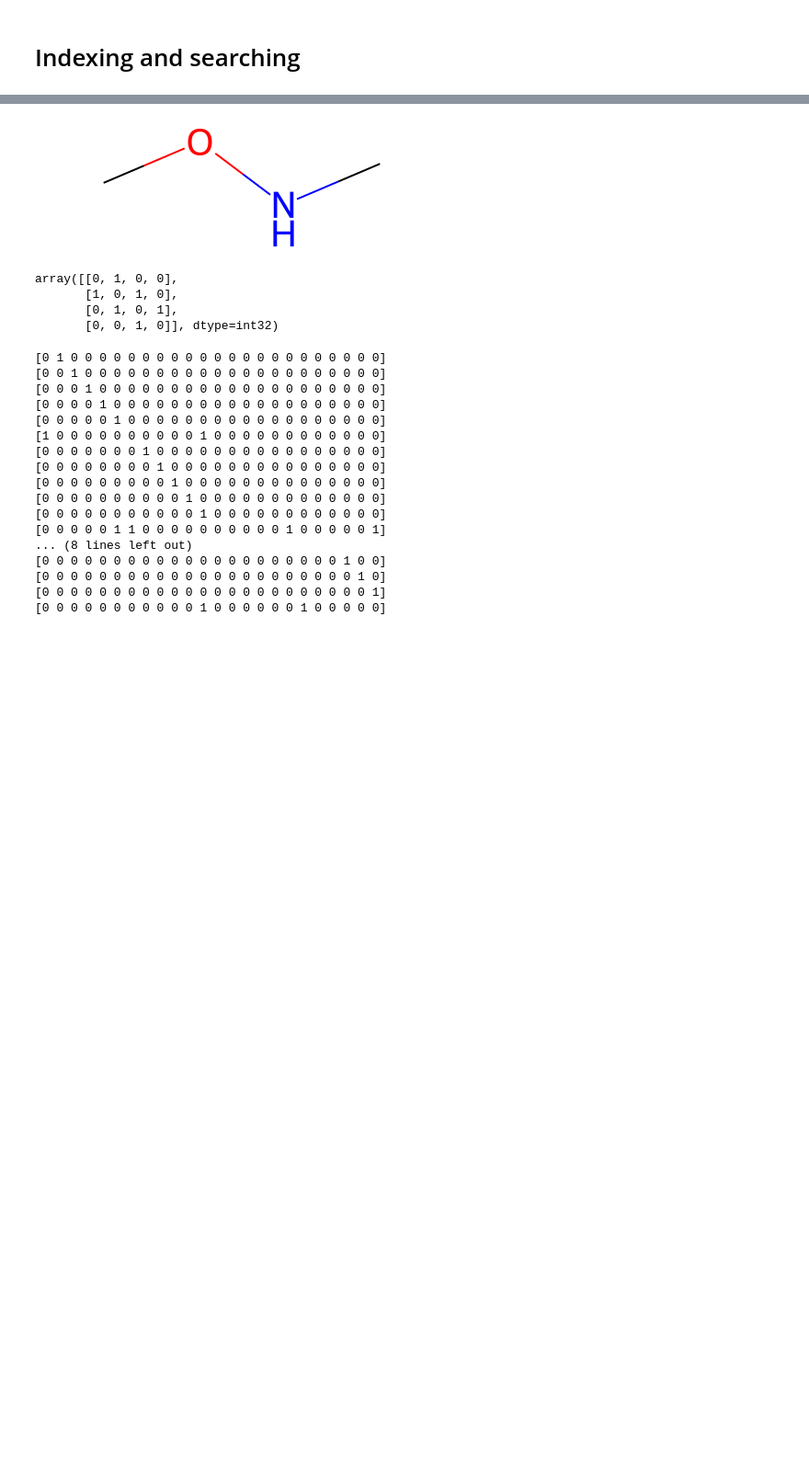
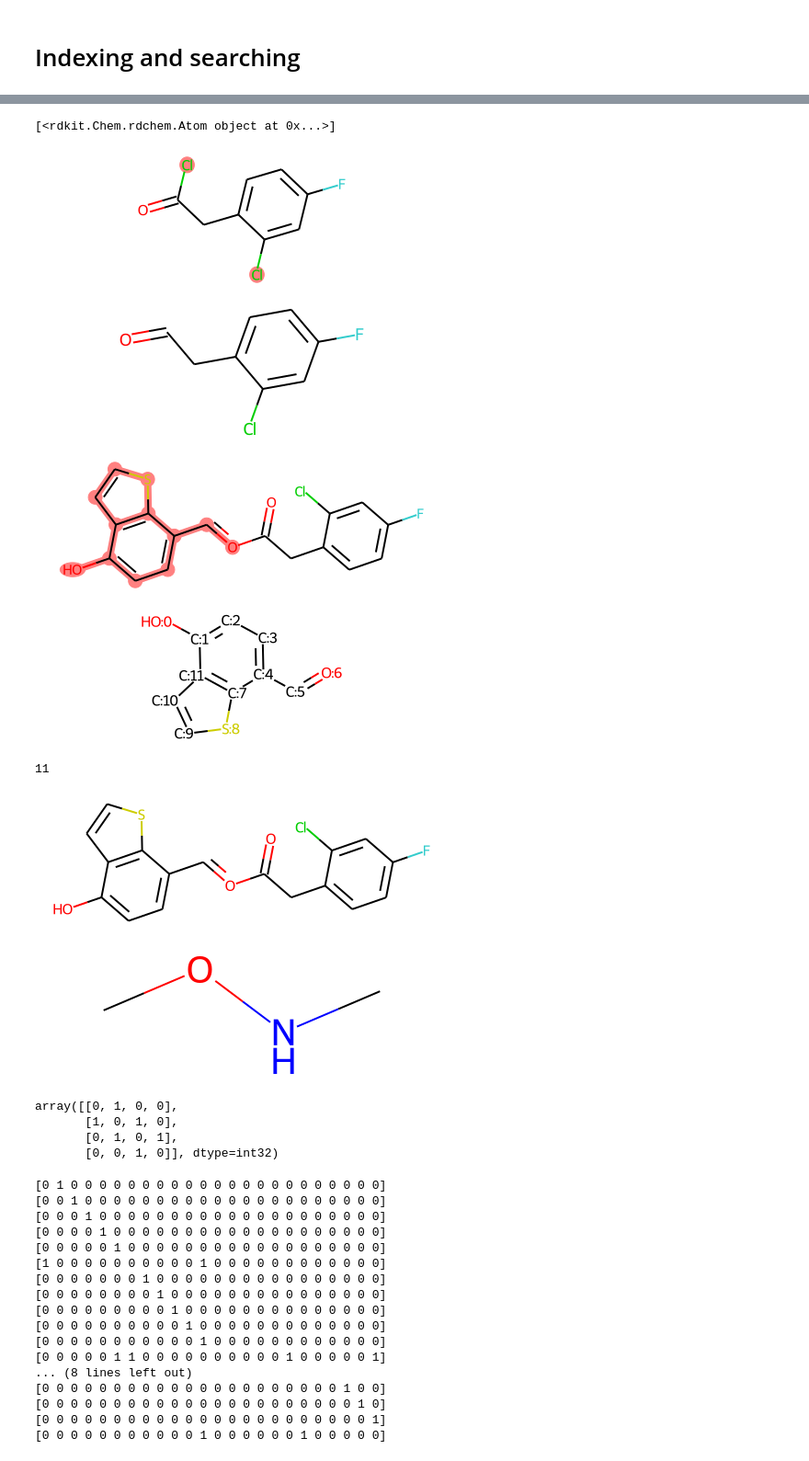
Before and after one commit to MrScabbyCreature/ReactionRL, a Jupyter notebook: uspto - simulator.ipynb, the cells around one changed output, grey strips where cells are left out. Shown at 92% size. Cells and saved outputs as stored; diff of their text form; code cells hidden in the pictures; blank space fills up the shorter version.

```diff
--- a/uspto - simulator.ipynb
+++ b/uspto - simulator.ipynb
@@ -205,6 +278,0 @@ Chem.MolFromSmiles(smiles_without_atom_index(random_action["psig"]))
-# %%
-x = Chem.MolFromSmiles(Chem.MolToSmiles(in_mol).replace(
-                                                    smiles_without_atom_index(random_action["rsig"]),
-                                                    smiles_without_atom_index(random_action["psig"]),
-                                                    1))
-x
@@ -221,7 +278,0 @@ random_action["products"]
-# %%
-l = []
-for i in tqdm.tqdm(range(dataset.shape[0])):
-    mol = Chem.MolFromSmiles(dataset.iloc[i]["reactants"])
-    l.extend([atom.GetAtomicNum() for atom in mol.GetAtoms()])
-    mol = Chem.MolFromSmiles(dataset.iloc[i]["products"])
-    l.extend([atom.GetAtomicNum() for atom in mol.GetAtoms()])
@@ -248,3 +279,60 @@ dtype: int64
+# %%
+def smiles_without_atom_index( smiles ):
+    '''
+    Convert smiles with numbers to smiles without numbers
+    '''
+    mol = Chem.MolFromSmiles(smiles)
+    atoms = mol.GetNumAtoms()
+    for idx in range( atoms ):
+        mol.GetAtomWithIdx( idx ).ClearProp( 'molAtomMapNumber' )
+    return Chem.MolToSmiles(mol)
+
+def replace_signature(input_mol, rsig, rcen, rbond, psig, pcen, pbond):
+    input_mol = Chem.Mol(input_mol)
+    matches = input_mol.GetSubstructMatches(Chem.MolFromSmiles(rsig))
+    # FIXME: Provide option to use more than just the first match
+    match = matches[0]
+
+    # Find the connecting atom idx
+    connecting_atoms = []
+    for atm_idx in match:
+        atom = input_mol.GetAtomWithIdx(atm_idx)
+        neighbors = atom.GetNeighbors()
+        neighbors_indices = list(map(lambda x: x.GetIdx(), neighbors))
+        connecting_atoms.extend(list(map(lambda x: input_mol.GetAtomWithIdx(x), set(neighbors_indices) - set(match))))
+    print(connecting_atoms)
+    pcen_atom = input_mol.GetAtomWithIdx(int(pcen))
+
+    display(input_mol)
+    rwmol = Chem.RWMol(input_mol)
+    for idx in match:
+        rwmol.RemoveAtom(idx)
+    display(rwmol)
+    rwmol.InsertMol(Chem.MolFromSmiles(smiles_without_atom_index(psig)))
+
+    for c_atom in connecting_atoms:
+        rwmol.AddBond(c_atom.GetIdx(), pcen_atom.GetIdx(), Chem.BondType.SINGLE)
+
+    output_mol = Chem.Mol(rwmol)
+
+    temp_mol = Chem.Mol(output_mol)
+    temp_mol.GetSubstructMatch(Chem.MolFromSmiles(psig))
+    display(temp_mol)
+
+    display(Chem.MolFromSmiles(psig))
+    print(pcen)
+
+    return output_mol
+
+replace_signature(in_mol, random_action["rsig"], random_action["rcen"], [], random_action["psig"], random_action["pcen"], [])
+# %% [output]
+[<rdkit.Chem.rdchem.Atom object at 0x...>]
+[figure, added]
+[figure, added]
+[figure, added]
+[figure, added]
+11
+[figure, added]
 # %%
 mol = Chem.MolFromSmiles("CONC")
 # %%
```
Also changed, not shown: parts of 16 cells of this notebook, 1 other file.
